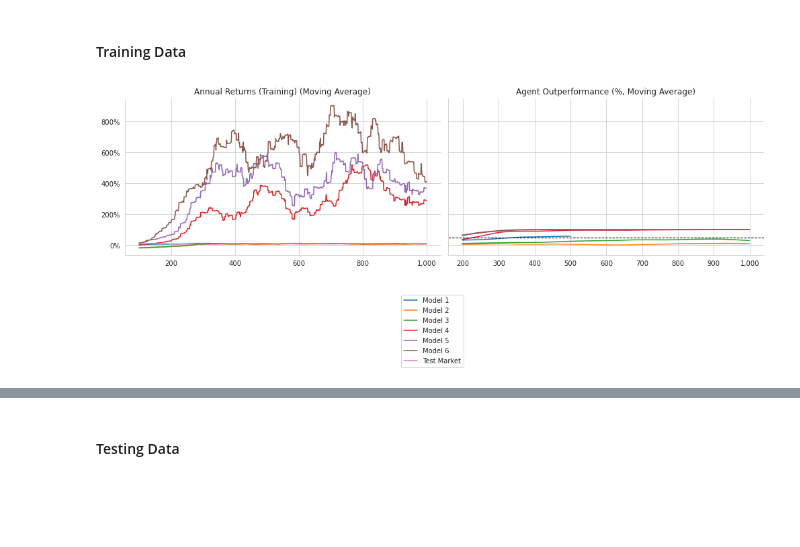
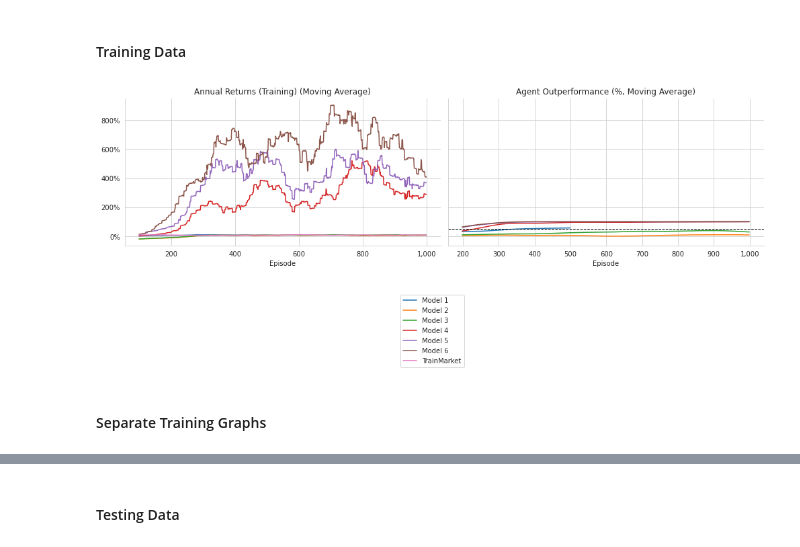
Before and after one commit to Switzerland-MQP-2022/DDQN-Model-Complexity-Analysis, a Jupyter notebook: visualization.ipynb, the cells around one changed output, grey strips where cells are left out. Saved outputs shown, nothing was run; the diff lists cells and outputs as text; code cells hidden in the pictures; blank space fills up the shorter version.

```diff
--- a/visualization.ipynb
+++ b/visualization.ipynb
@@ -29,6 +30,7 @@ if not results_path.exists():
 # %%
 # Compile results
 
+# Training files
 spy_file_list = [
              'results/trading_bot/SPY/SPY_Train_Model1_NoCost.csv',
              'results/trading_bot/SPY/SPY_Train_Model2.csv',
@@ -38,6 +40,7 @@ spy_file_list = [
              'results/trading_bot/SPY/SPY_Train_Model6.csv'
             ]
 
+# Testing files
 spy_test_file_list = [
                   'results/trading_bot/SPY/SPY_Test_Model1_NoCost.csv',
                   'results/trading_bot/SPY/SPY_Test_Model2.csv',
@@ -47,13 +50,16 @@ spy_test_file_list = [
                   'results/trading_bot/SPY/SPY_Test_Model6.csv'
                  ]
 
+# Read files
 spy_results_list = [pd.read_csv(file) for file in spy_file_list]
 spy_test_results_list = [pd.read_csv(file) for file in spy_test_file_list]
 
+# Get most local name of files for printing purposes
 spy_local_files = [file.split('/')[-1] for file in spy_file_list]
 spy_test_local_files = [file.split('/')[-1] for file in spy_test_file_list]
 
-spy_labels = ['Model 1', 'Model 2', 'Model 3', 'Model 4', 'Model 5', 'Model 6', 'Test Market']
+# Alternative model based file names (makes assumption and may be more ambiguous)
+spy_labels = ['Model ' + str(n + 1) for n in range(len(spy_file_list))]
 # %% [markdown]
 ### Plot Results
 # %%
@@ -81,38 +87,47 @@ for r in range(0, len(spy_results_list)):
         data = results[['TrainAgent','TrainMarket']]
 
     df = (data
           .sub(1)
           .rolling(100)
           .mean())
-    df.plot(ax=axes[0],
-            title='Annual Returns (Training) (Moving Average)',
-            legend='')
 
-#plt.legend(local_files)
+    graph = df.plot(ax=axes[0],
+                    title='Annual Returns (Training) (Moving Average)',
+                    legend='')
+
+    #graph.set_ylabel('Portfolio Returns (Last 100 Episodes)')
+    graph.set_xlabel('Episode')
 
 for r in range(0, len(spy_results_list)):
     results = spy_results_list[r]
 
     df2 = (results['Strategy Wins (%)']
            .div(100)
            .rolling(100) # Note: Rolling 100 may not be the common rolling value
            .mean())
 
-    df2.plot(ax=axes[1],
-             title='Agent Outperformance (%, Moving Average)')
+    graph2 = df2.plot(ax=axes[1],
+                      title='Agent Outperformance (%, Moving Average)')
 
+    #graph2.set_ylabel('Frequency of Market Outperformance (Last 100 Episodes)')
+    graph2.set_xlabel('Episode')
+
+# Uncomment first or second line below, depending on desired naming scheme
 #fig.legend(labels=spy_local_files + ['TrainMarket'], bbox_to_anchor=(0.27, -0.5), loc='lower center')
-fig.legend(labels=spy_labels, bbox_to_anchor=(0.5, -0.5), loc='lower center')
+fig.legend(labels=spy_labels + ['TrainMarket'], bbox_to_anchor=(0.5, -0.5), loc='lower center')
 
 for ax in axes:
     ax.yaxis.set_major_formatter(
         FuncFormatter(lambda y, _: '{:.0%}'.format(y)))
     ax.xaxis.set_major_formatter(
         FuncFormatter(lambda x, _: '{:,.0f}'.format(x)))
+
 axes[1].axhline(.5, ls='--', c='k', lw=1)
 
 sns.despine()
 fig.tight_layout()
 #fig.savefig(results_path / 'performance', dpi=300)
 # %% [output]
-[figure, old version]
+[figure, new version]
+# %% [markdown]
+#### Separate Training Graphs
```
Also changed, not shown: parts of 22 cells of this notebook.
